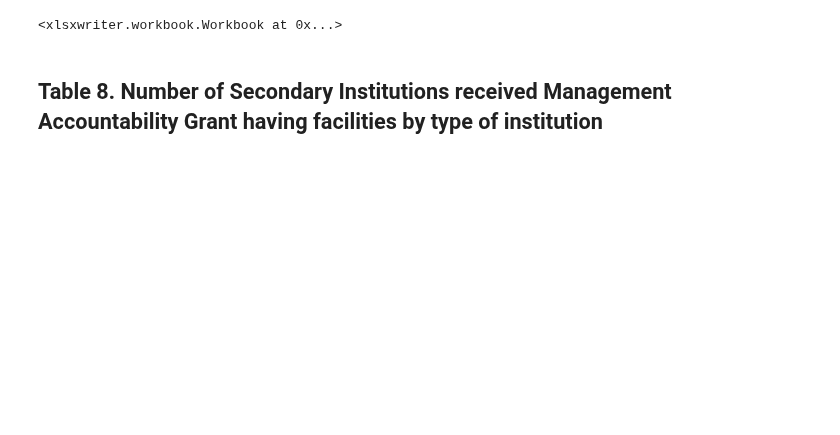
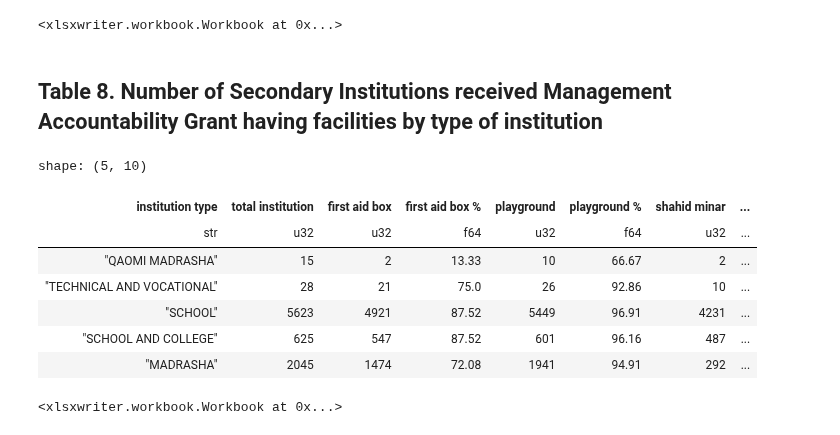
Before and after one commit to monjurmorshed793/sedp-reports, a Jupyter notebook: src/sedp_reports/pbgsi-report.ipynb, the cells around one changed output. Saved outputs shown, nothing was run; the diff lists cells and outputs as text; code cells hidden in the pictures; blank space fills up the shorter version.

```diff
--- a/src/sedp_reports/pbgsi-report.ipynb
+++ b/src/sedp_reports/pbgsi-report.ipynb
@@ -535,3 +535,43 @@ report7_df.write_excel('output/table7.xlsx')
 <xlsxwriter.workbook.Workbook at 0x...>
 # %% [markdown]
 ## Table 8. Number of Secondary Institutions received Management Accountability Grant having facilities by type of institution
+# %%
+from generate.general_information import GENERALIZED_INSTITUTION_TYPE_NAME_EN, HAS_FAST_AID_BOX, HAS_PLAYGROUND, HAS_SHAHID_MINAR, HAS_RAMP_FOR_DISABLED
+
+result8 = (
+    general_information.lazy()
+    .group_by(pl.col(GENERALIZED_INSTITUTION_TYPE_NAME_EN).alias('institution type'))
+    .agg([
+        pl.len().alias('total institution'),
+        (pl.col(HAS_FAST_AID_BOX)==1).sum().alias('first aid box'),
+        (pl.col(HAS_PLAYGROUND)==1).sum().alias('playground'),
+        (pl.col(HAS_SHAHID_MINAR)==1).sum().alias('shahid minar'),
+        (pl.col(HAS_RAMP_FOR_DISABLED)==1).sum().alias('ramp')
+    ])
+)
+
+result8_df = result8.collect()
+
+result8_df = result8_df.with_columns([
+    ((pl.col('first aid box')/pl.col('total institution'))* 100).round(2).alias('first aid box %'),
+    ((pl.col('playground')/pl.col('total institution'))* 100).round(2).alias('playground %'),
+    ((pl.col('shahid minar')/pl.col('total institution'))* 100).round(2).alias('shahid minar %'),
+    ((pl.col('ramp')/pl.col('total institution'))* 100).round(2).alias('ramp %'),
+])
+
+result8_df = result8_df.select(['institution type', 'total institution', 'first aid box', 'first aid box %', 'playground', 'playground %', 'shahid minar', 'shahid minar %', 'ramp', 'ramp %'])
+
+result8_df.head(10)
+# %% [output]
+shape: (5, 10)
+| institution type | total institution | first aid box | first aid box % | playground | playground % | shahid minar | ... |
+| str | u32 | u32 | f64 | u32 | f64 | u32 | ... |
+| "QAOMI MADRASHA" | 15 | 2 | 13.33 | 10 | 66.67 | 2 | ... |
+| "TECHNICAL AND VOCATIONAL" | 28 | 21 | 75.0 | 26 | 92.86 | 10 | ... |
+| "SCHOOL" | 5623 | 4921 | 87.52 | 5449 | 96.91 | 4231 | ... |
+| "SCHOOL AND COLLEGE" | 625 | 547 | 87.52 | 601 | 96.16 | 487 | ... |
+| "MADRASHA" | 2045 | 1474 | 72.08 | 1941 | 94.91 | 292 | ... |
+# %%
+result8_df.write_excel('output/table8.xlsx')
+# %% [output]
+<xlsxwriter.workbook.Workbook at 0x...>
```
Also changed, not shown: parts of 20 cells of this notebook.
